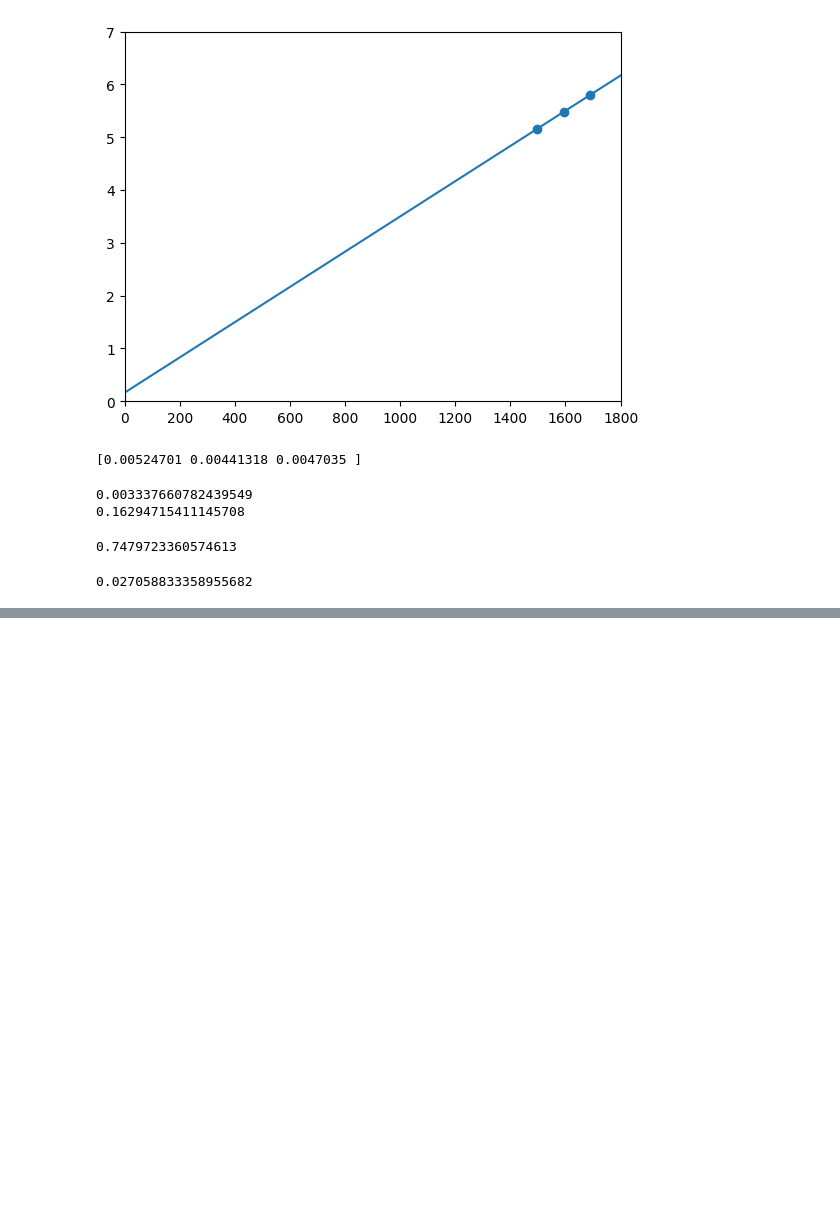
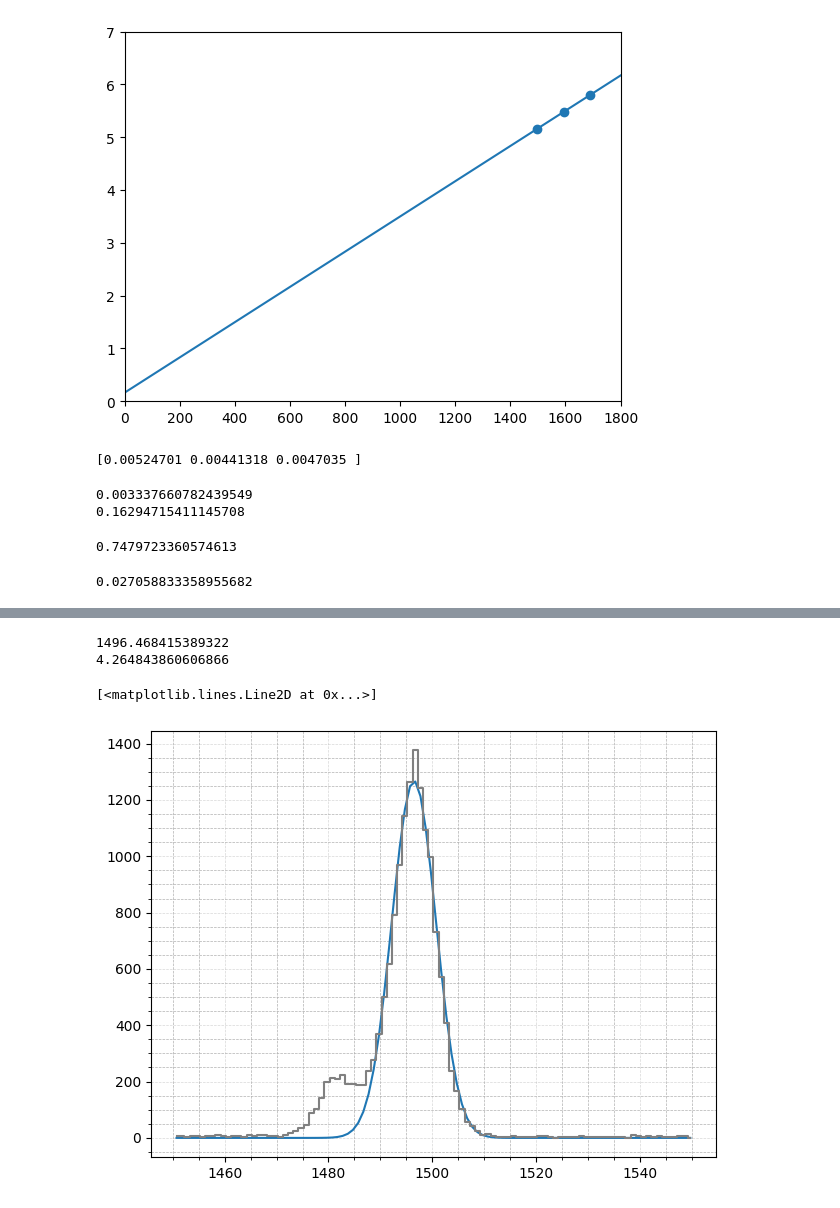
Before and after one commit to amberymoon/diamante, a Jupyter notebook: Diamante.ipynb, the cells around one changed output, grey strips where cells are left out. Cells and saved outputs as stored; diff of their text form; code cells hidden in the pictures; blank space fills up the shorter version.

```diff
--- a/Diamante.ipynb
+++ b/Diamante.ipynb
@@ -80,0 +150,24 @@ print(Res_Pu)
+# %%
+y = np.array(matrice_dati[0])
+x_min = 1450
+x_max = 1550
+mask = (Mca >= x_min) & (Mca <= x_max)
+x_fit = Mca[mask]
+y_fit = y[mask]
+p0 = np.array([1400,1490,7])
+popt, pcov = curve_fit(gaussiana,x_fit,y_fit,p0)
+# %%
+plt.plot(x_fit,gaussiana(x_fit,popt[0],popt[1],popt[2]))
+#plt.scatter(x_fit,y_fit)
+print(popt[1])
+print(popt[2])
+plt.grid(True, which='both', linestyle='--', linewidth=0.5)
+plt.minorticks_on()
+plt.tight_layout()
+plt.grid(True, linestyle='--', alpha=0.5)
+plt.plot(x_fit, y_fit, drawstyle='steps-mid', color='gray', label='Spettro $^{22}$Na')
+# %% [output]
+1496.468415389322
+4.264843860606866
+[<matplotlib.lines.Line2D at 0x...>]
+[figure, added]
```
Also changed, not shown: parts of 13 cells of this notebook, 2 other files.
